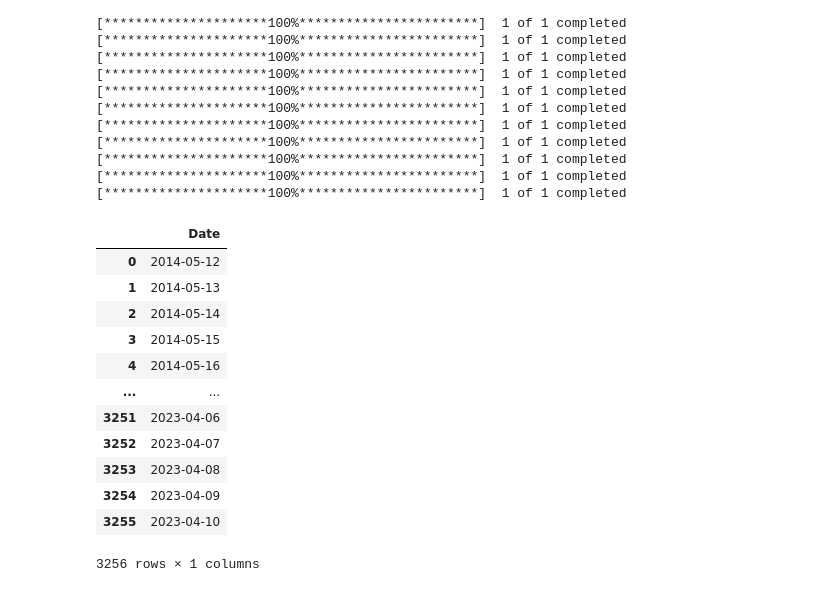
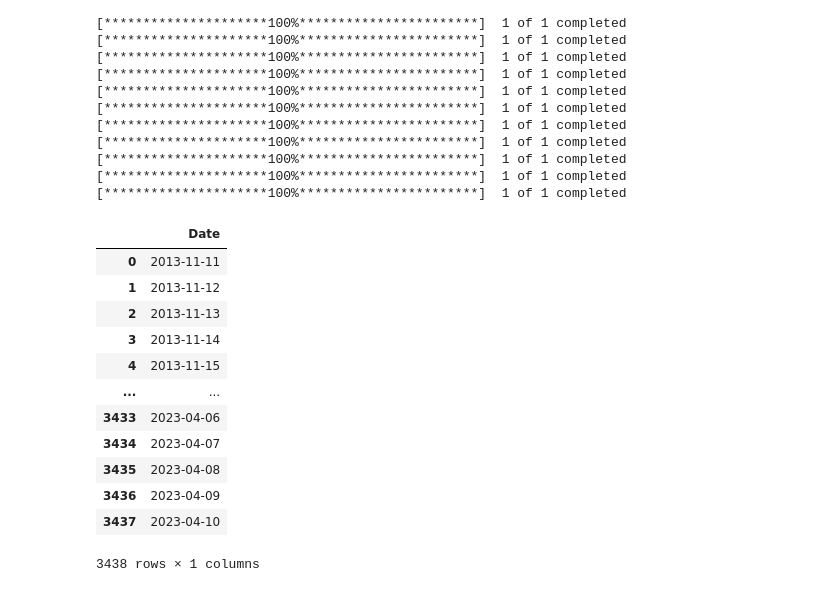
Before and after one commit to zarbin/UTA_Project-4, a Jupyter notebook: sandbox/mike/crypto_mike3.ipynb, the cells around one changed output. Drawn from its saved outputs; the diff is of its cells as text; code cells hidden in the pictures.

```diff
--- a/sandbox/mike/crypto_mike3.ipynb
+++ b/sandbox/mike/crypto_mike3.ipynb
@@ -25,12 +25,15 @@ tickers = ["BTC-USD", #Bitcoin (deleted - "ETH-USD", "LTC-USD", "BITW", ether, l
            "UUP", #usd bull fund
            "IEF" #iShares 7-10 Year Treasury Bond
            ]
-start_date = "2014-07-01"
+start_date = "2013-12-31"
+filter_date = "2014-11-06"
 # %%
 ## Interval lengths
 long = 50
 med = 15
 short = 5
+start_date = datetime.strptime(start_date, '%Y-%m-%d').date() - timedelta(days = long)
+filter_date = datetime.strptime(filter_date, '%Y-%m-%d').date()
 # %%
 ## Quantiles
 quantiles = [.01, .05, .1, .5, .9, .95, .99]
@@ -64,33 +68,34 @@ for ticker in tickers:
 [*********************100%***********************]  1 of 1 completed
 # %%
 ## Create comprehensive list of dates
-start = datetime.strptime(start_date, '%Y-%m-%d').date() - timedelta(days = long)
+#start = datetime.strptime(start_date, '%Y-%m-%d').date() - timedelta(days = long)
+start = start_date
 end = date.today() - timedelta(days = 1)
 delta = timedelta(days=1)
 
 dates = []
 while start <= end:
     dates.append(start.isoformat())
     start += delta
 
 dates = pd.DataFrame(dates)
 dates.columns =['Date']
 dates['Date'] = pd.to_datetime(dates['Date'])
 dates
 # %% [output]
 |  | Date |
-| 0 | 2014-05-12 |
-| 1 | 2014-05-13 |
-| 2 | 2014-05-14 |
-| 3 | 2014-05-15 |
-| 4 | 2014-05-16 |
+| 0 | 2013-11-11 |
+| 1 | 2013-11-12 |
+| 2 | 2013-11-13 |
+| 3 | 2013-11-14 |
+| 4 | 2013-11-15 |
 | ... | ... |
-| 3251 | 2023-04-06 |
-| 3252 | 2023-04-07 |
-| 3253 | 2023-04-08 |
-| 3254 | 2023-04-09 |
-| 3255 | 2023-04-10 |
+| 3433 | 2023-04-06 |
+| 3434 | 2023-04-07 |
+| 3435 | 2023-04-08 |
+| 3436 | 2023-04-09 |
+| 3437 | 2023-04-10 |
-3256 rows × 1 columns
+3438 rows × 1 columns
 # %%
 ## Create empty pd df for classification analysis
 df_class = pd.DataFrame(columns=['Ticker', 'avgvol_last_' + str(long), 'hi_to_lo_last_' + str(long), 'avgvol_last_' + str(med), 'hi_to_lo_last_' + str(med),
```
Also changed, not shown: parts of 10 cells of this notebook, 27 other files.
